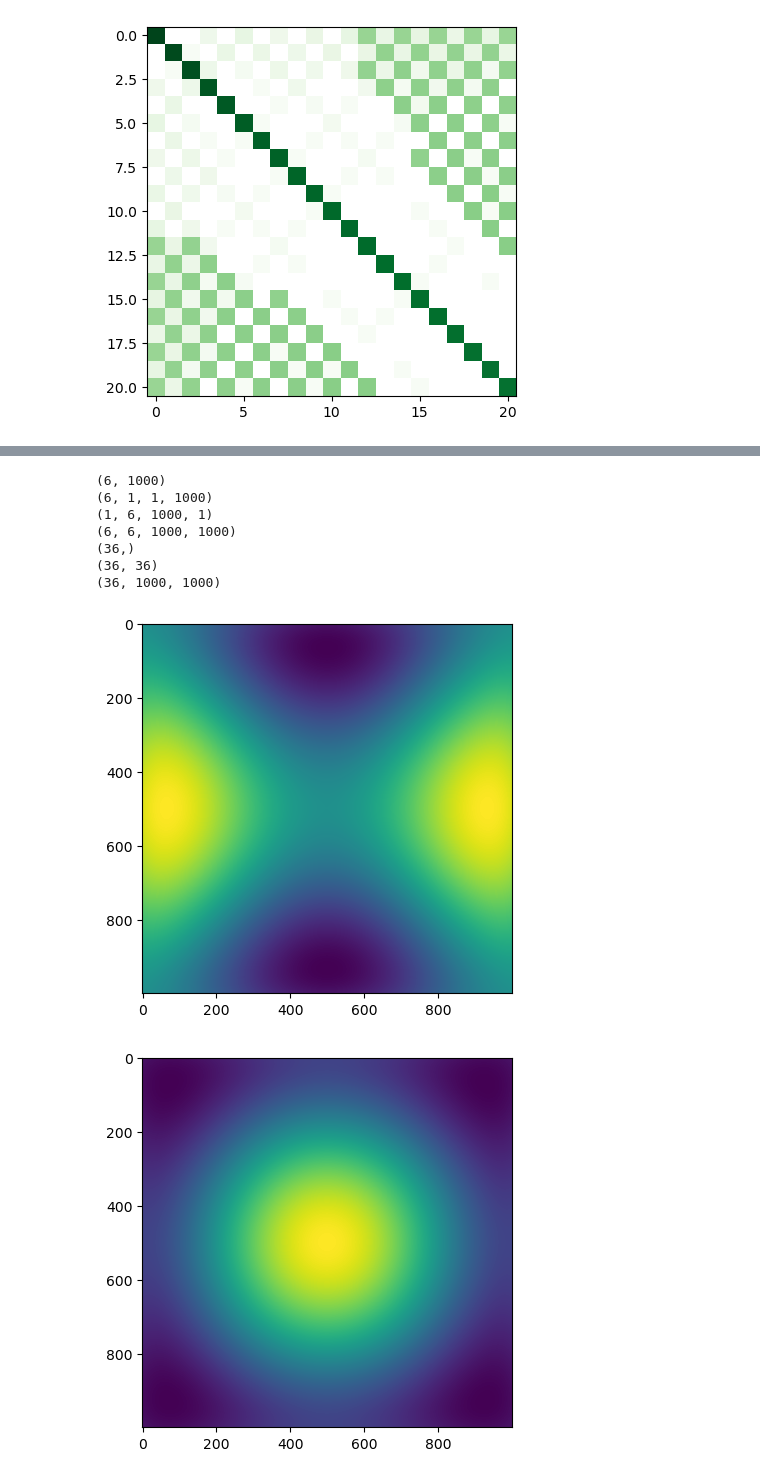
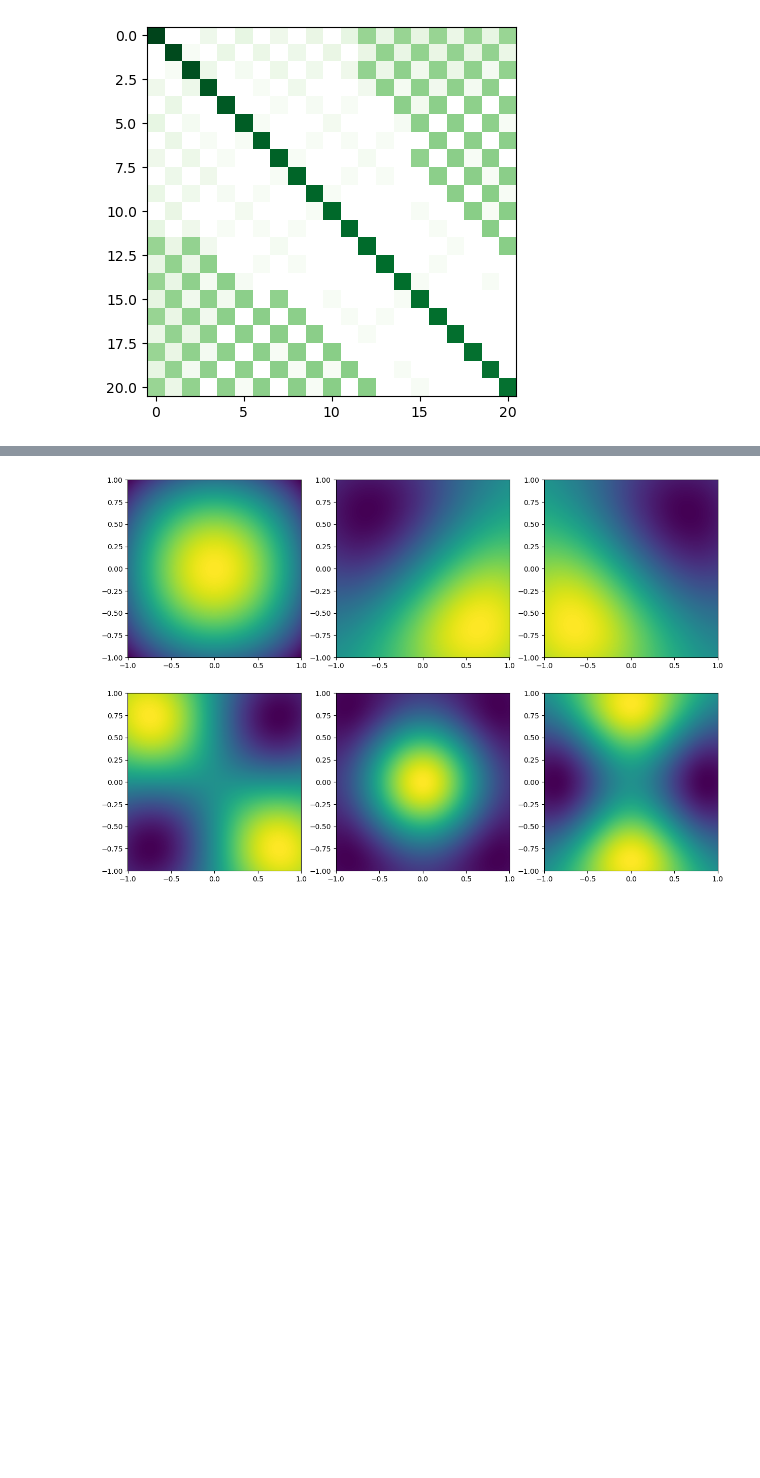
Before and after one commit to SED0280/BakalarkaCode, a Jupyter notebook: Gausova Kvadratura.ipynb, the cells around one changed output, grey strips where cells are left out. Drawn from its saved outputs; the diff is of its cells as text; code cells hidden in the pictures; blank space fills up the shorter version.

```diff
--- a/Gausova Kvadratura.ipynb
+++ b/Gausova Kvadratura.ipynb
@@ -429,6 +429,6 @@ plt.show()
 [figure]
 # %%
-poly_count = 5
+poly_count = 10
 l = lambda x: kv.legendre_normal(x, poly_count)
 #cov = lambda x1, x2, y1, y2 : np.exp(-np.abs( np.sqrt( (x1-x2)**2+(y1-y2)**2 )))
 
@@ -516,36 +498,25 @@ for eivec in range((poly_count+1)**2-6,(poly_count+1)**2):
 # %%
 eigenvalues, eigenvectors = np.linalg.eigh(A_matrix)
 #A = 1
 #print((eigenvalues[A] * eigenvectors[:,A])- (A_matrix @ eigenvectors[:,A]))
 x_axis = np.linspace(-1, 1, 1000)
 values = l(x_axis)
-#eigenvectors_functions = np.einsum('ij,kl,mn->jln', values, values, eigenvectors, optimize=True) * np.sqrt(np.maximum(eigenvalues, 0))
-number_of_eigenvector = 35
 
 # Perform broadcasted multiplication
 V1 = values[:, np.newaxis, np.newaxis, :] # Shape (L, 1, 1, N)
 V2 = values[np.newaxis, :, :, np.newaxis] # Shape (1, L, N, 1)
 V = V1 * V2
-print(values.shape)
-print(V1.shape)
-print(V2.shape)
-print(V.shape)
-print(eigenvalues.shape)
-print(eigenvectors.shape)
 V = np.reshape(V, (len(V)**2,len(x_axis),len(x_axis)))
-print(V.shape)
-eigenvectors_functions = np.einsum('ijk,in->njk', V, eigenvectors, optimize=True) #* np.sqrt(np.maximum(eigenvalues, 0))
+#print(V.shape)
+eigenvectors_functions = (np.einsum('ijk,in->njk', V, eigenvectors, optimize=True).T * np.sqrt(np.maximum(eigenvalues, 0))).T
 
-for i in range((poly_count+1)**2-6,(poly_count+1)**2):
-    plt.imshow(eigenvectors_functions[i])
-    plt.show()
+fig, axs = plt.subplots(2, 3, figsize=(15, 10))
+ax_num = 0
+for i in range(6):
+    if(i<3):
+        axs[0,i].pcolormesh(x_axis, x_axis, eigenvectors_functions[-i-1])
+    else:
+        axs[1,i-3].pcolormesh(x_axis, x_axis, eigenvectors_functions[-i-1])
+plt.show()
 # %% [output]
-(6, 1000)
-(6, 1, 1, 1000)
-(1, 6, 1000, 1)
-(6, 6, 1000, 1000)
-(36,)
-(36, 36)
-(36, 1000, 1000)
-[figure, old version]
+[figure, new version]
-[figure, removed]
```
Also changed, not shown: parts of 8 cells of this notebook.
